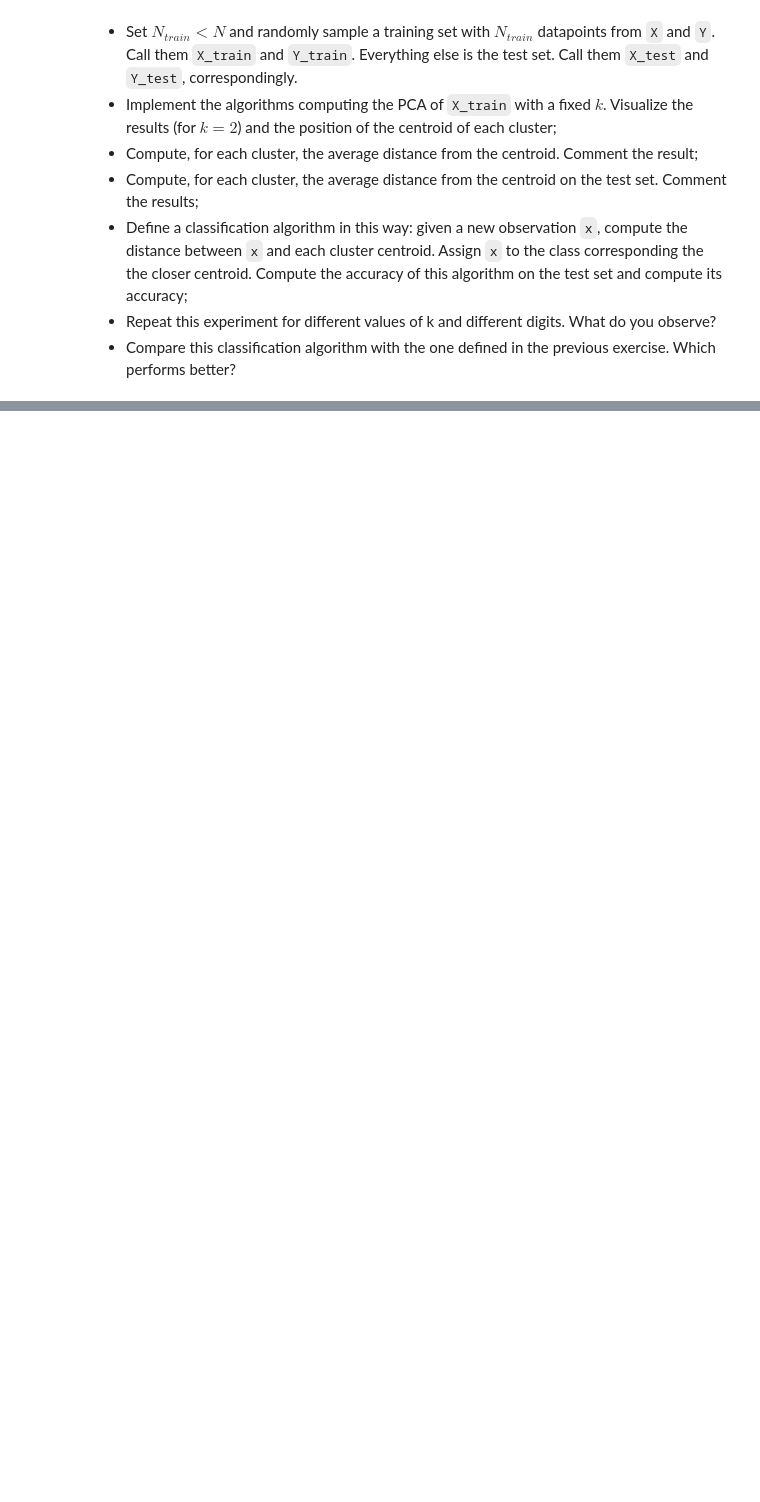
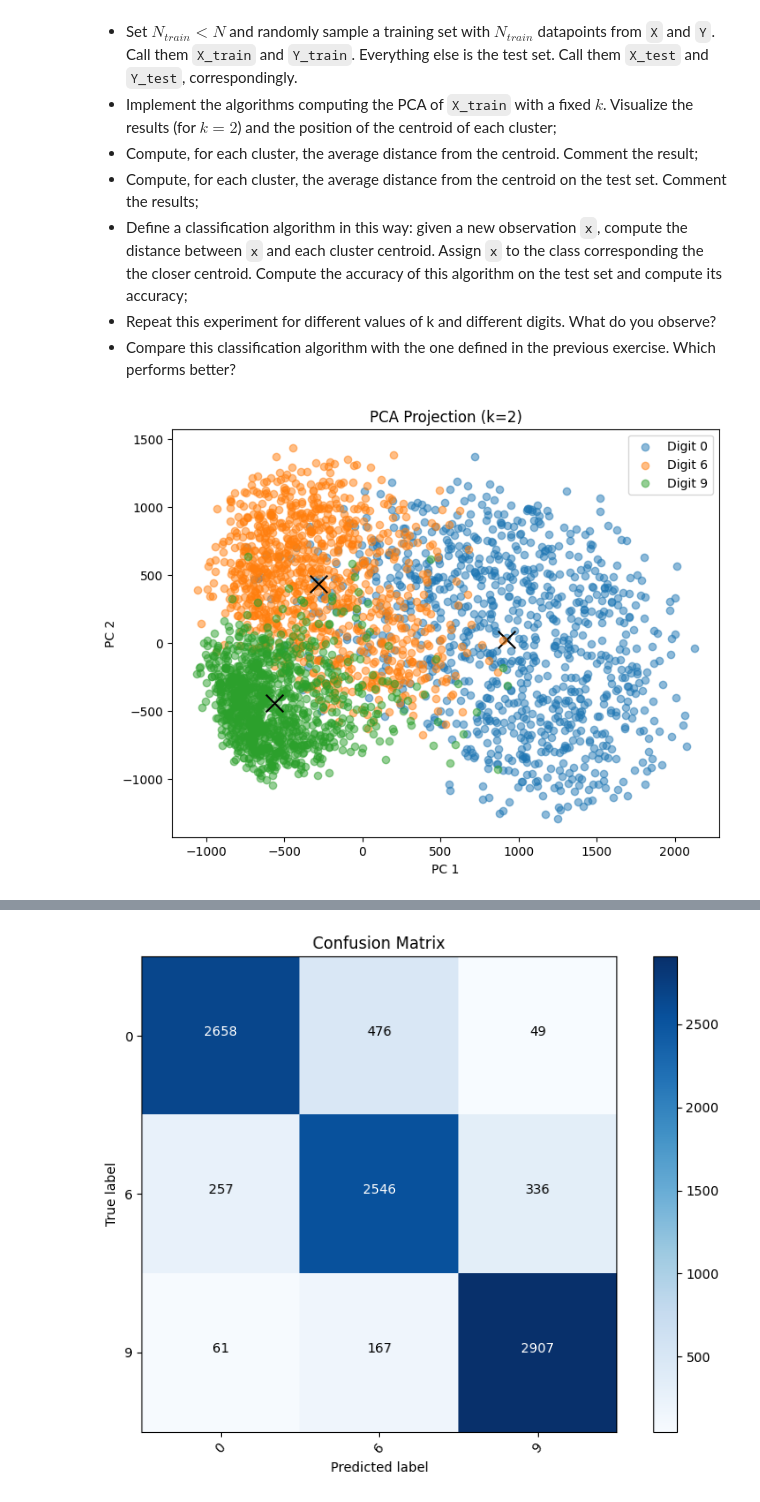
Before and after one commit to Mathacc/statmethods, a Jupyter notebook: homeworks-solutions/HW2.ipynb, the cells around one changed output, grey strips where cells are left out. Cells and saved outputs as stored; diff of their text form; code cells hidden in the pictures; blank space fills up the shorter version.

```diff
--- a/homeworks-solutions/HW2.ipynb
+++ b/homeworks-solutions/HW2.ipynb
@@ -275,0 +288,8 @@ X_test.shape, Y_test.shape
+# %%
+d1 = np.linalg.norm(x - x1_perp)  # Distance to the U1 subspace
+d2 = np.linalg.norm(x - x2_perp)  # Distance to the U2 subspace
+if d1 < d2:
+    classification = 'C1'
+else:
+    classification = 'C2'
+classification
@@ -287,0 +435,11 @@ The task for this exercise is to verify the ability of PCA in clustering data by
+# %%
+# Step 2: Filter digits
+chosen_digits = [0, 6, 9]
+mask = np.isin(Y, chosen_digits)
+X_filtered = X[:, mask]
+Y_filtered = Y[mask]
+# %%
+# Step 3: Train-Test Split
+N_train = 3000  # Number of training samples
+X_train, X_test, Y_train, Y_test = train_test_split(X_filtered.T, Y_filtered, train_size=N_train, random_state=42)
+X_train, X_test = X_train.T, X_test.T  # Back to column format
@@ -287,0 +482,55 @@ The task for this exercise is to verify the ability of PCA in clustering data by
+# %%
+from sklearn.metrics import confusion_matrix
+
+# Perform PCA for k=2
+k = 2
+X_train_pca, pca_model = perform_pca(X_train, k)
+centroids = compute_centroids(X_train_pca, Y_train)
+
+# Plot PCA clusters
+plot_pca_clusters(X_train_pca, Y_train, centroids, k)
+
+# Compute average distances on train set
+train_avg_distances = compute_avg_distance(X_train_pca, Y_train, centroids)
+formatted_distances = [f"Class {list(d.keys())[0].split()[-1]}: {list(d.values())[0]:.2f}" for d in train_avg_distances]
+print("Average distances from centroids (train set):")
+for distance in formatted_distances:
+    print(distance)
+
+# Test set projection
+X_test_pca = pca_model.transform(X_test.T).T
+test_avg_distances = compute_avg_distance(X_test_pca, Y_test, centroids)
+formatted_distances = [f"Class {list(d.keys())[0].split()[-1]}: {list(d.values())[0]:.2f}" for d in test_avg_distances]
+print("Average distances from centroids (test set):")
+for distance in formatted_distances:
+    print(distance)
+
+# Classification on test set
+Y_pred = classify_using_centroids(X_test_pca, centroids)
+accuracy = accuracy_score(Y_test, Y_pred)
+print(f"Centroid-based classification accuracy: {accuracy:.2%}")
+# Compute confusion matrix
+conf_matrix = confusion_matrix(Y_test, Y_pred)
+
+# Plot confusion matrix
+plt.figure(figsize=(8, 6))
+plt.imshow(conf_matrix, interpolation='nearest', cmap=plt.cm.Blues)
+plt.title('Confusion Matrix')
+plt.colorbar()
+tick_marks = np.arange(len(chosen_digits))
+plt.xticks(tick_marks, chosen_digits, rotation=45)
+plt.yticks(tick_marks, chosen_digits)
+
+# Add labels to the plot
+thresh = conf_matrix.max() / 2.
+for i, j in np.ndindex(conf_matrix.shape):
+    plt.text(j, i, format(conf_matrix[i, j], 'd'),
+             horizontalalignment="center",
+             color="white" if conf_matrix[i, j] > thresh else "black")
+
+plt.ylabel('True label')
+plt.xlabel('Predicted label')
+plt.tight_layout()
+plt.show()
+# %% [output]
+[figure, added]
@@ -287,0 +546 @@ The task for this exercise is to verify the ability of PCA in clustering data by
+[figure, added]
```
Also changed, not shown: parts of 25 cells of this notebook.
